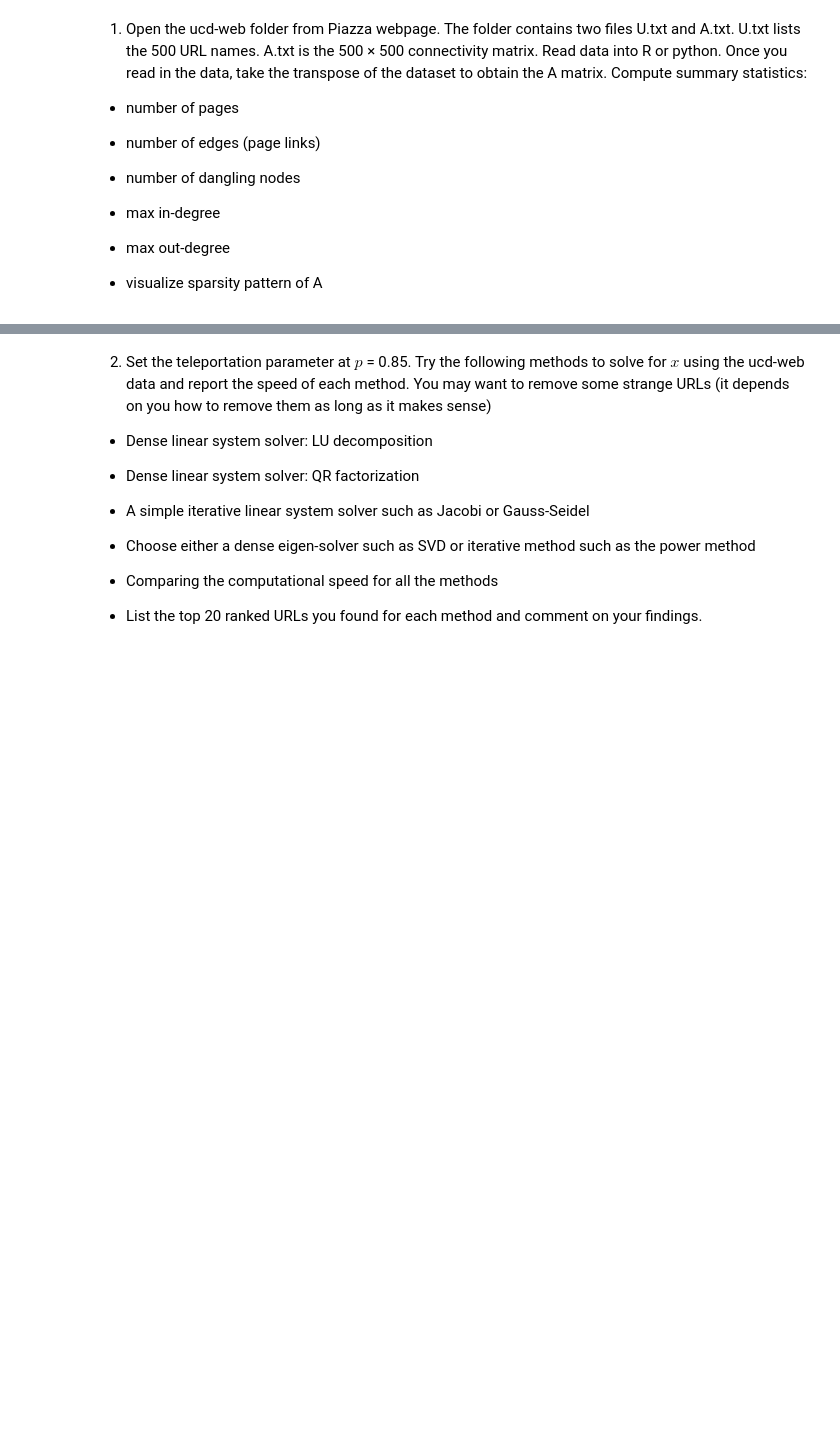
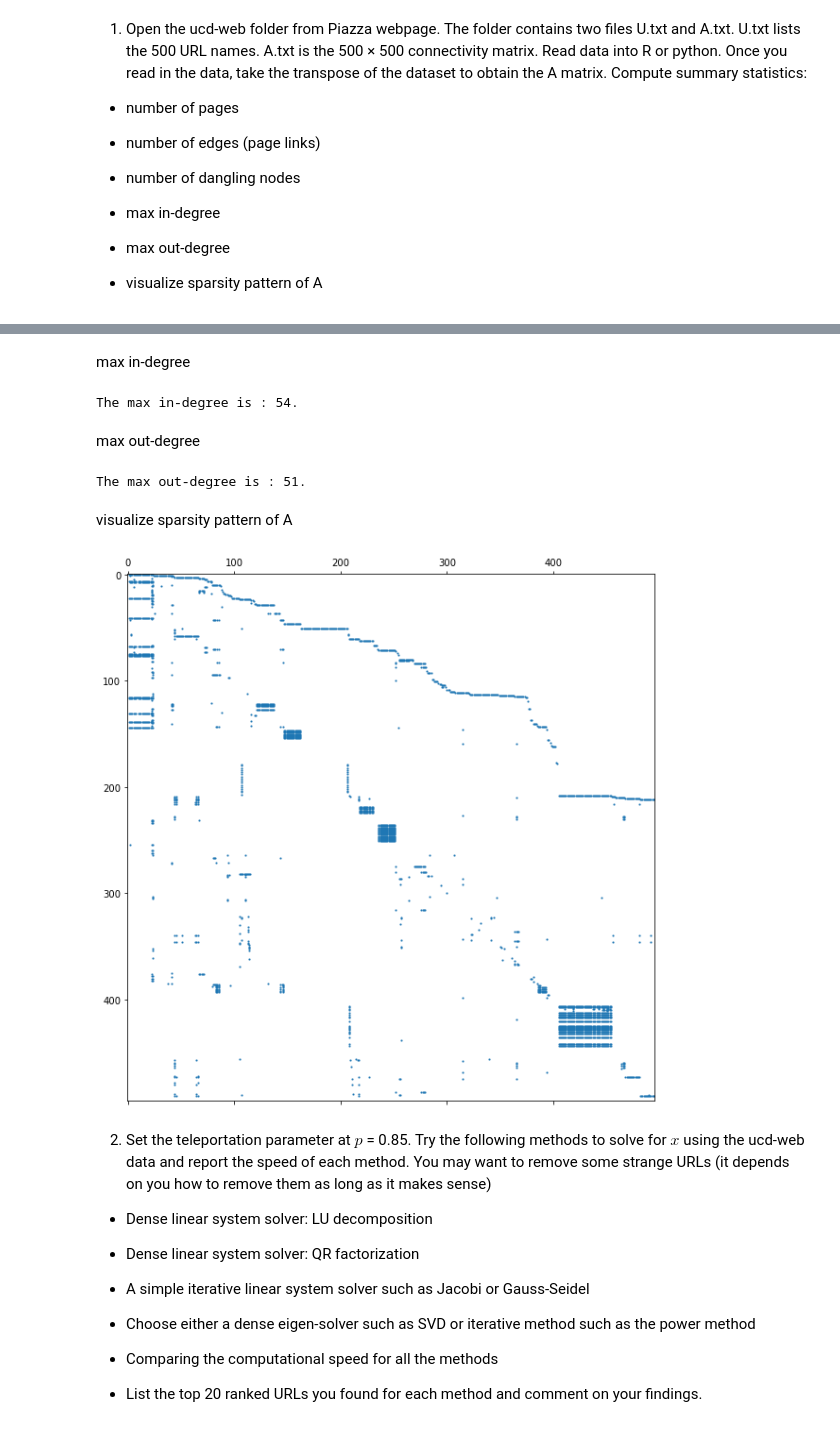
Before and after one commit to Wook22/UC-DAVIS, a Jupyter notebook: STA141C/CHOE_JONGWOOK_hw3.ipynb, the cells around one changed output, grey strips where cells are left out. Saved outputs shown, nothing was run; the diff lists cells and outputs as text; code cells hidden in the pictures; blank space fills up the shorter version.

```diff
--- a/STA141C/CHOE_JONGWOOK_hw3.ipynb
+++ b/STA141C/CHOE_JONGWOOK_hw3.ipynb
@@ -23,3 +28,20 @@ Compute summary statistics:
 * max out-degree
 
 * visualize sparsity pattern of A
+# %%
+# Read data of csv file.
+A = pd.read_csv("A.txt", sep=',', header=None)
+Udf = pd.read_csv("U.txt", header=None)
+
+# Udf.iloc[68]
+# Udf.iloc[1]
+# Udf.iloc[149]
+# Udf.iloc[322]
+
+
+# delete urls that are not in the right format (1, 68, 149, 322)
+Udf.drop([1, 68, 149, 322], inplace=True)
+A.drop([1, 68, 149, 322], axis=0, inplace=True)
+A.drop([1, 68, 149, 322], axis=1, inplace=True)
+# %%
+At = np.array(A.T)
@@ -26,3 +75,33 @@ Compute summary statistics:
+# %% [markdown]
+max in-degree
+# %%
+# max column sum
+
+Maxindeg = max(A.T.sum(axis=0))
+
+print(f"The max in-degree is : {Maxindeg}.")
+# %% [output]
+The max in-degree is : 54.
+# %% [markdown]
+max out-degree
+# %%
+# max row sum
+
+Maxoutdeg = max(A.T.sum(axis=1))
+
+print(f"The max out-degree is : {Maxoutdeg}.")
+# %% [output]
+The max out-degree is : 51.
+# %% [markdown]
+visualize sparsity pattern of A
+# %%
+# use pyplot.spy function
+
+plt.figure(figsize=(10,16))
+plt.spy(At,markersize=1)
+plt.show();
+# %% [output]
+[figure, added]
 # %% [markdown]
 2. Set the teleportation parameter at $p$ = 0.85. Try the following methods to solve for $x$ using the ucd-web data and report the speed of each method. You may want to remove some strange URLs (it depends on you how to remove them as long as it makes sense)
 
```
Also changed, not shown: parts of 22 cells of this notebook.
